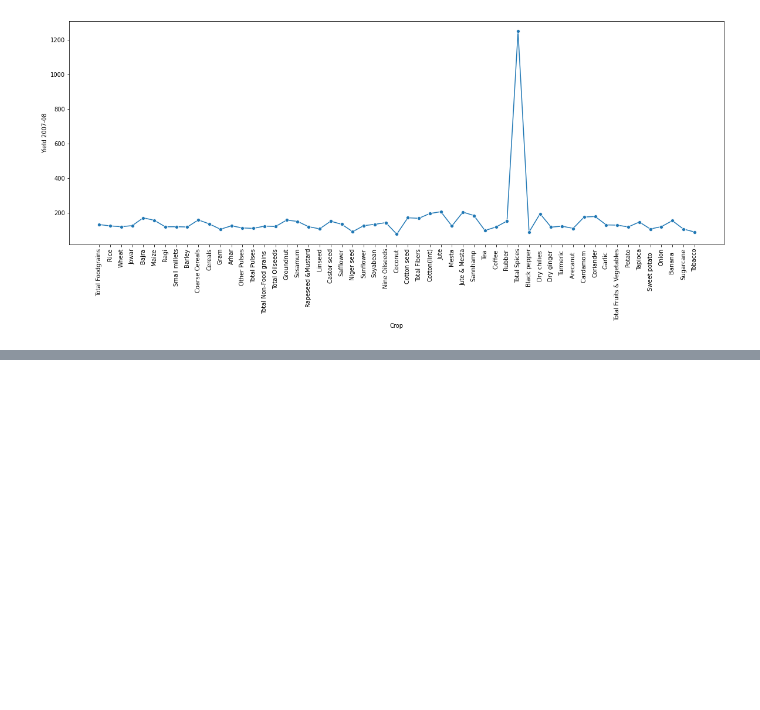
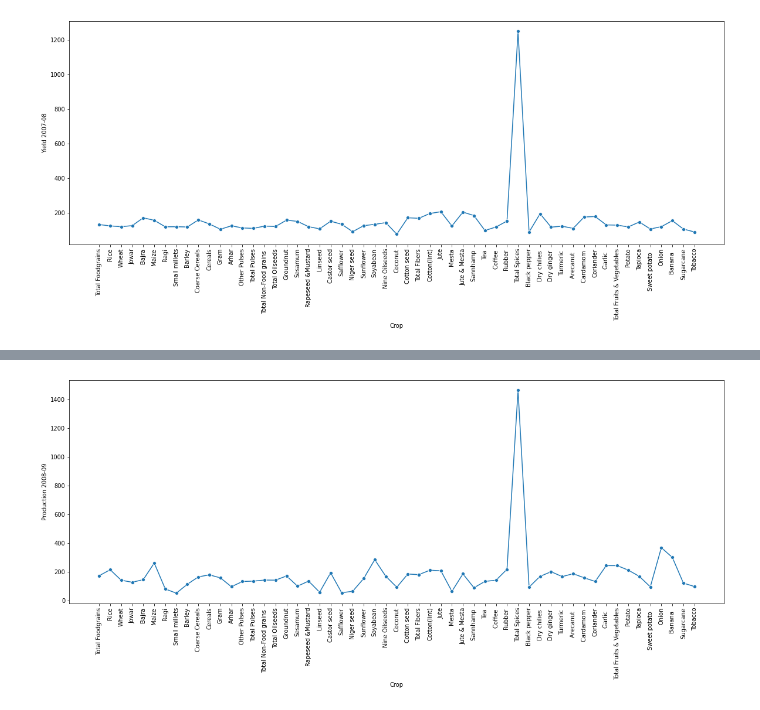
Before and after one commit to santdayalverma/Data-visualization, a Jupyter notebook: Agriculture_Crop_Production_In_India.ipynb, the cells around one changed output, grey strips where cells are left out. Saved outputs shown, nothing was run; the diff lists cells and outputs as text; code cells hidden in the pictures; blank space fills up the shorter version.

```diff
--- a/Agriculture_Crop_Production_In_India.ipynb
+++ b/Agriculture_Crop_Production_In_India.ipynb
@@ -101,0 +114,8 @@ plt.show()
+# %%
+# 2008-09
+plt.figure(figsize=(20,7))
+sns.lineplot(x="Crop",y="Production 2008-09", data=df_2, marker='o')
+plt.xticks(rotation=90)
+plt.show()
+# %% [output]
+[figure, added]
```
Also changed, not shown: parts of 19 cells of this notebook.
